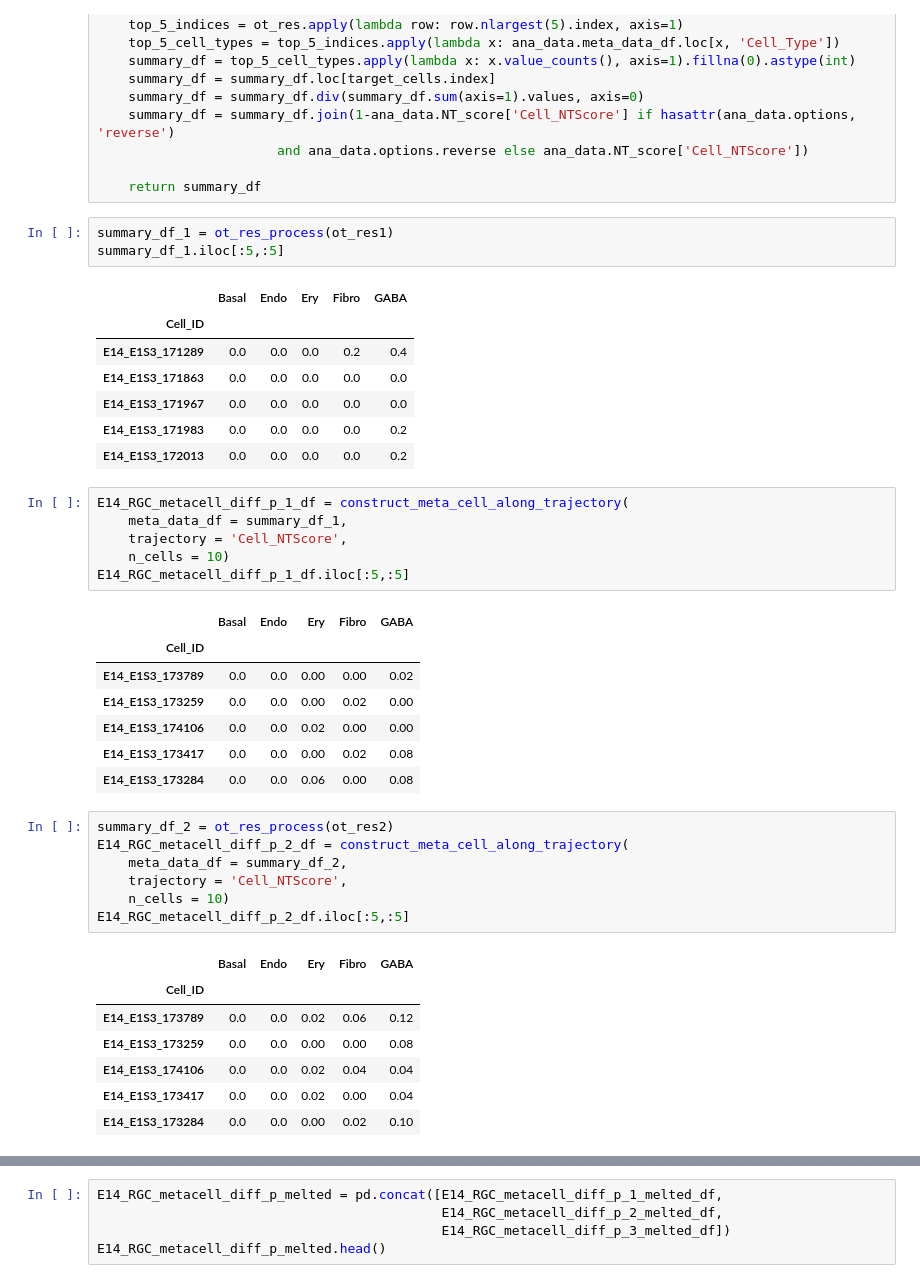
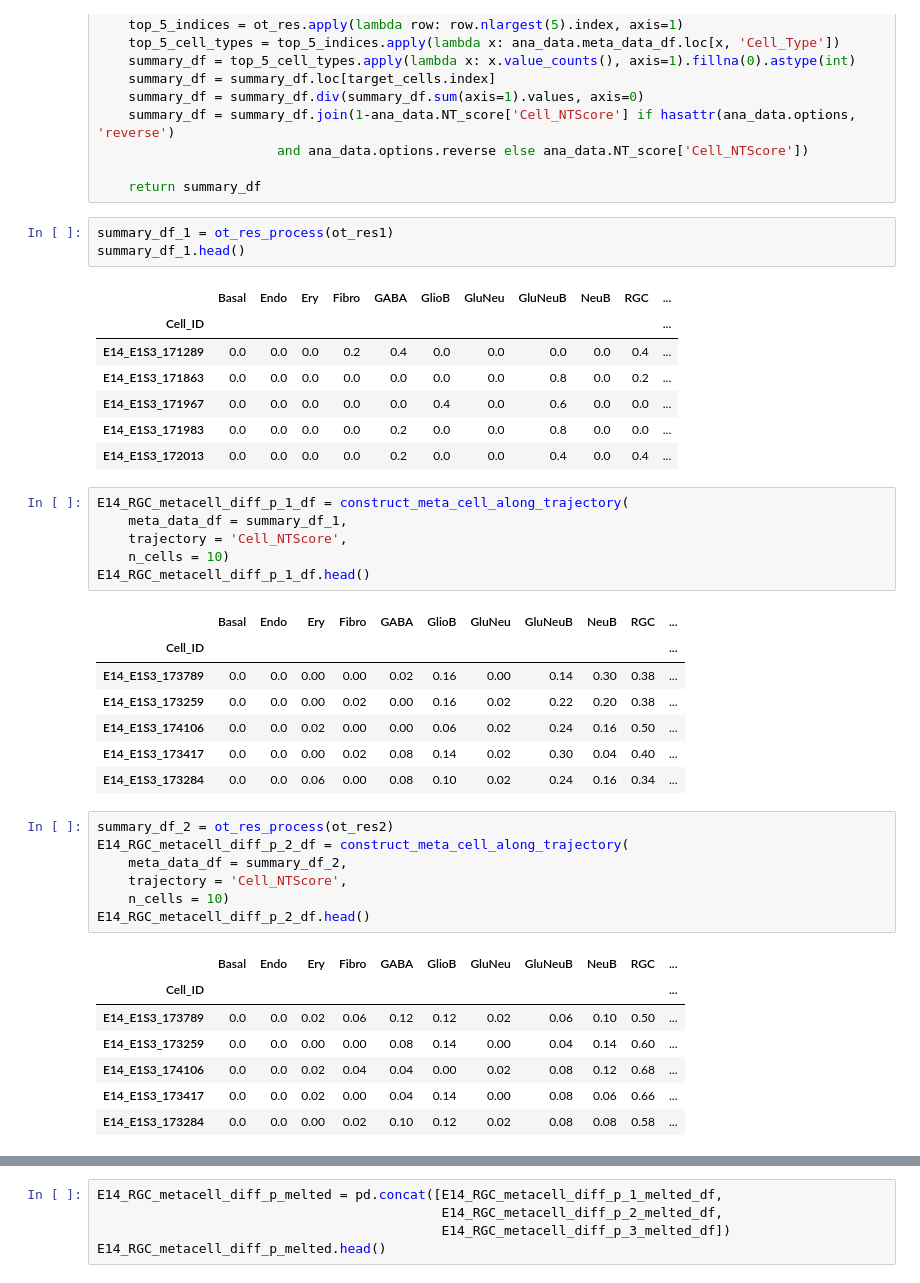
Before and after one commit to gyuanlab/ONTraC_website, a Jupyter notebook: docs/source/tutorials/st_based_analysis.ipynb, the cells around one changed output, grey strips where cells are left out. Cells and saved outputs as stored; diff of their text form.

```diff
--- a/docs/source/tutorials/st_based_analysis.ipynb
+++ b/docs/source/tutorials/st_based_analysis.ipynb
@@ -302,44 +373,44 @@ def ot_res_process(ot_res):
     return summary_df
 # %%
 summary_df_1 = ot_res_process(ot_res1)
-summary_df_1.iloc[:5,:5]
+summary_df_1.head()
 # %% [output]
-|  | Basal | Endo | Ery | Fibro | GABA |
-| Cell_ID |  |  |  |  |  |
-| E14_E1S3_171289 | 0.0 | 0.0 | 0.0 | 0.2 | 0.4 |
-| E14_E1S3_171863 | 0.0 | 0.0 | 0.0 | 0.0 | 0.0 |
-| E14_E1S3_171967 | 0.0 | 0.0 | 0.0 | 0.0 | 0.0 |
-| E14_E1S3_171983 | 0.0 | 0.0 | 0.0 | 0.0 | 0.2 |
-| E14_E1S3_172013 | 0.0 | 0.0 | 0.0 | 0.0 | 0.2 |
+|  | Basal | Endo | Ery | Fibro | GABA | GlioB | GluNeu | GluNeuB | NeuB | RGC | ... |
+| Cell_ID |  |  |  |  |  |  |  |  |  |  | ... |
+| E14_E1S3_171289 | 0.0 | 0.0 | 0.0 | 0.2 | 0.4 | 0.0 | 0.0 | 0.0 | 0.0 | 0.4 | ... |
+| E14_E1S3_171863 | 0.0 | 0.0 | 0.0 | 0.0 | 0.0 | 0.0 | 0.0 | 0.8 | 0.0 | 0.2 | ... |
+| E14_E1S3_171967 | 0.0 | 0.0 | 0.0 | 0.0 | 0.0 | 0.4 | 0.0 | 0.6 | 0.0 | 0.0 | ... |
+| E14_E1S3_171983 | 0.0 | 0.0 | 0.0 | 0.0 | 0.2 | 0.0 | 0.0 | 0.8 | 0.0 | 0.0 | ... |
+| E14_E1S3_172013 | 0.0 | 0.0 | 0.0 | 0.0 | 0.2 | 0.0 | 0.0 | 0.4 | 0.0 | 0.4 | ... |
 # %%
 E14_RGC_metacell_diff_p_1_df = construct_meta_cell_along_trajectory(
     meta_data_df = summary_df_1,
     trajectory = 'Cell_NTScore',
     n_cells = 10)
-E14_RGC_metacell_diff_p_1_df.iloc[:5,:5]
+E14_RGC_metacell_diff_p_1_df.head()
 # %% [output]
-|  | Basal | Endo | Ery | Fibro | GABA |
-| Cell_ID |  |  |  |  |  |
-| E14_E1S3_173789 | 0.0 | 0.0 | 0.00 | 0.00 | 0.02 |
-| E14_E1S3_173259 | 0.0 | 0.0 | 0.00 | 0.02 | 0.00 |
-| E14_E1S3_174106 | 0.0 | 0.0 | 0.02 | 0.00 | 0.00 |
-| E14_E1S3_173417 | 0.0 | 0.0 | 0.00 | 0.02 | 0.08 |
-| E14_E1S3_173284 | 0.0 | 0.0 | 0.06 | 0.00 | 0.08 |
+|  | Basal | Endo | Ery | Fibro | GABA | GlioB | GluNeu | GluNeuB | NeuB | RGC | ... |
+| Cell_ID |  |  |  |  |  |  |  |  |  |  | ... |
+| E14_E1S3_173789 | 0.0 | 0.0 | 0.00 | 0.00 | 0.02 | 0.16 | 0.00 | 0.14 | 0.30 | 0.38 | ... |
+| E14_E1S3_173259 | 0.0 | 0.0 | 0.00 | 0.02 | 0.00 | 0.16 | 0.02 | 0.22 | 0.20 | 0.38 | ... |
+| E14_E1S3_174106 | 0.0 | 0.0 | 0.02 | 0.00 | 0.00 | 0.06 | 0.02 | 0.24 | 0.16 | 0.50 | ... |
+| E14_E1S3_173417 | 0.0 | 0.0 | 0.00 | 0.02 | 0.08 | 0.14 | 0.02 | 0.30 | 0.04 | 0.40 | ... |
+| E14_E1S3_173284 | 0.0 | 0.0 | 0.06 | 0.00 | 0.08 | 0.10 | 0.02 | 0.24 | 0.16 | 0.34 | ... |
 # %%
 summary_df_2 = ot_res_process(ot_res2)
 E14_RGC_metacell_diff_p_2_df = construct_meta_cell_along_trajectory(
     meta_data_df = summary_df_2,
     trajectory = 'Cell_NTScore',
     n_cells = 10)
-E14_RGC_metacell_diff_p_2_df.iloc[:5,:5]
+E14_RGC_metacell_diff_p_2_df.head()
 # %% [output]
-|  | Basal | Endo | Ery | Fibro | GABA |
-| Cell_ID |  |  |  |  |  |
-| E14_E1S3_173789 | 0.0 | 0.0 | 0.02 | 0.06 | 0.12 |
-| E14_E1S3_173259 | 0.0 | 0.0 | 0.00 | 0.00 | 0.08 |
-| E14_E1S3_174106 | 0.0 | 0.0 | 0.02 | 0.04 | 0.04 |
-| E14_E1S3_173417 | 0.0 | 0.0 | 0.02 | 0.00 | 0.04 |
-| E14_E1S3_173284 | 0.0 | 0.0 | 0.00 | 0.02 | 0.10 |
+|  | Basal | Endo | Ery | Fibro | GABA | GlioB | GluNeu | GluNeuB | NeuB | RGC | ... |
+| Cell_ID |  |  |  |  |  |  |  |  |  |  | ... |
+| E14_E1S3_173789 | 0.0 | 0.0 | 0.02 | 0.06 | 0.12 | 0.12 | 0.02 | 0.06 | 0.10 | 0.50 | ... |
+| E14_E1S3_173259 | 0.0 | 0.0 | 0.00 | 0.00 | 0.08 | 0.14 | 0.00 | 0.04 | 0.14 | 0.60 | ... |
+| E14_E1S3_174106 | 0.0 | 0.0 | 0.02 | 0.04 | 0.04 | 0.00 | 0.02 | 0.08 | 0.12 | 0.68 | ... |
+| E14_E1S3_173417 | 0.0 | 0.0 | 0.02 | 0.00 | 0.04 | 0.14 | 0.00 | 0.08 | 0.06 | 0.66 | ... |
+| E14_E1S3_173284 | 0.0 | 0.0 | 0.00 | 0.02 | 0.10 | 0.12 | 0.02 | 0.08 | 0.08 | 0.58 | ... |
 # %%
 summary_df_3 = ot_res_process(ot_res3)
 E14_RGC_metacell_diff_p_3_df = construct_meta_cell_along_trajectory(
```
Also changed, not shown: parts of 59 cells of this notebook.
